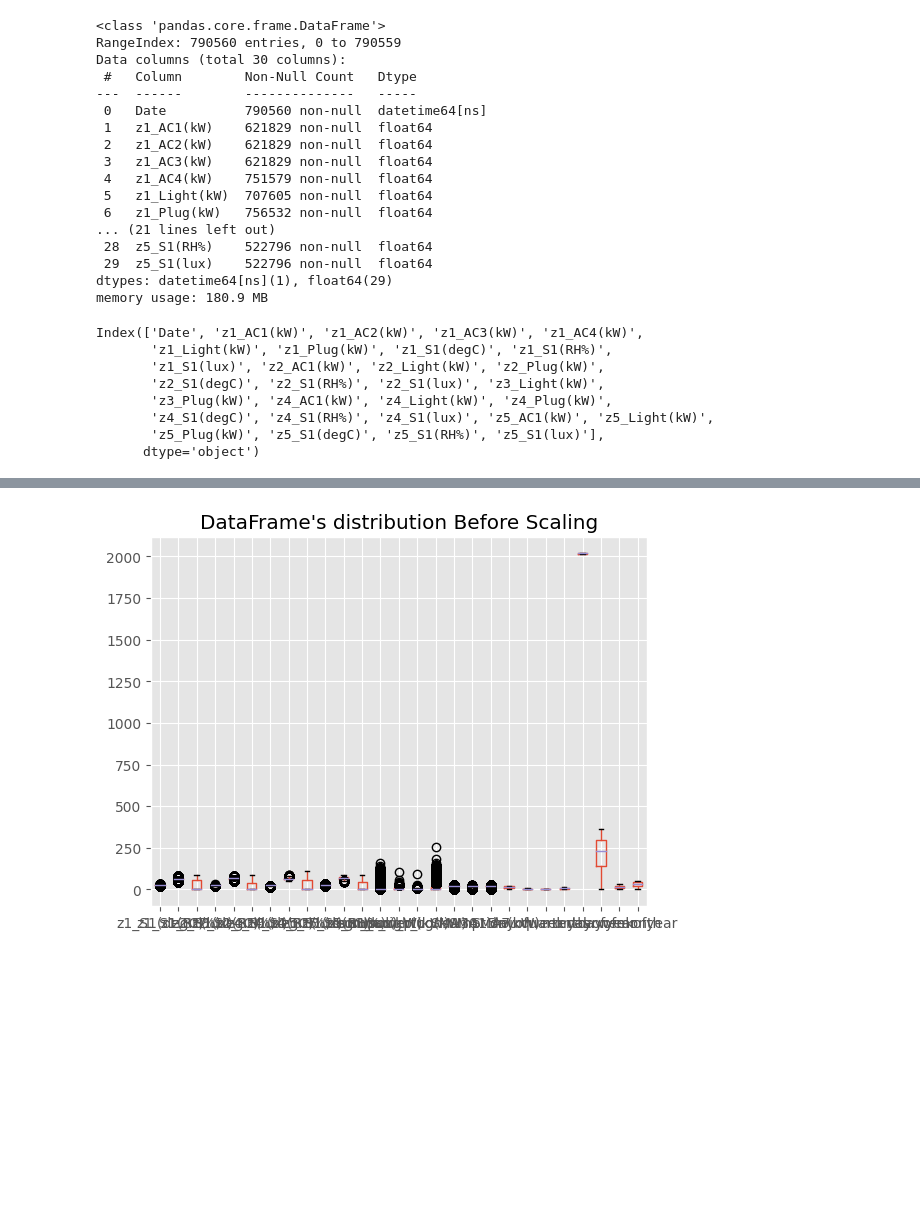
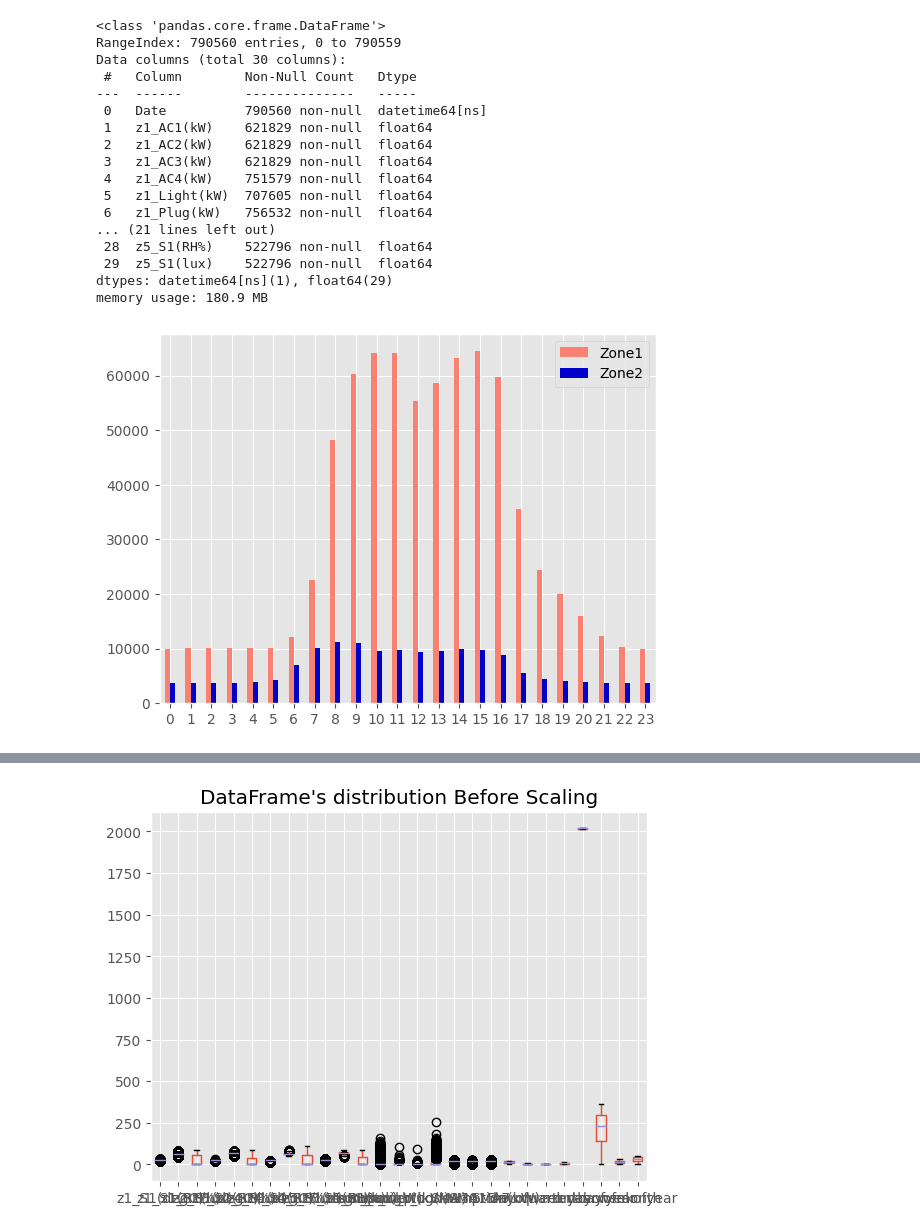
Before and after one commit to Patcharanat/Big-Data-for-Energy-Management, a Jupyter notebook: ee-project-eda.ipynb, the cells around one changed output, grey strips where cells are left out. Saved outputs shown, nothing was run; the diff lists cells and outputs as text; code cells hidden in the pictures; blank space fills up the shorter version.

```diff
--- a/ee-project-eda.ipynb
+++ b/ee-project-eda.ipynb
@@ -91,14 +123,3 @@ Data columns (total 30 columns):
  29  z5_S1(lux)    522796 non-null  float64
 dtypes: datetime64[ns](1), float64(29)
 memory usage: 180.9 MB
-# %%
-df.columns
-# %% [output]
-Index(['Date', 'z1_AC1(kW)', 'z1_AC2(kW)', 'z1_AC3(kW)', 'z1_AC4(kW)',
-       'z1_Light(kW)', 'z1_Plug(kW)', 'z1_S1(degC)', 'z1_S1(RH%)',
-       'z1_S1(lux)', 'z2_AC1(kW)', 'z2_Light(kW)', 'z2_Plug(kW)',
-       'z2_S1(degC)', 'z2_S1(RH%)', 'z2_S1(lux)', 'z3_Light(kW)',
-       'z3_Plug(kW)', 'z4_AC1(kW)', 'z4_Light(kW)', 'z4_Plug(kW)',
-       'z4_S1(degC)', 'z4_S1(RH%)', 'z4_S1(lux)', 'z5_AC1(kW)', 'z5_Light(kW)',
-       'z5_Plug(kW)', 'z5_S1(degC)', 'z5_S1(RH%)', 'z5_S1(lux)'],
-      dtype='object')
@@ -106,0 +136,9 @@ df = ee.process_data(df)
+# %%
+values_1 = np.array(df1.groupby('hour')['sum_plug(kW)'].sum())
+values_2 = np.array(df2.groupby('hour')['sum_plug(kW)'].sum())
+index = np.array(df1.groupby('hour')['sum_plug(kW)'].sum().index)
+df = pd.DataFrame({'Zone1': values_1,
+                    'Zone2': values_2}, index=index)
+ax = df.plot.bar(rot=0, color={"Zone1": "salmon", "Zone2": "mediumblue"})
+# %% [output]
+[figure, added]
```
Also changed, not shown: parts of 12 cells of this notebook.
